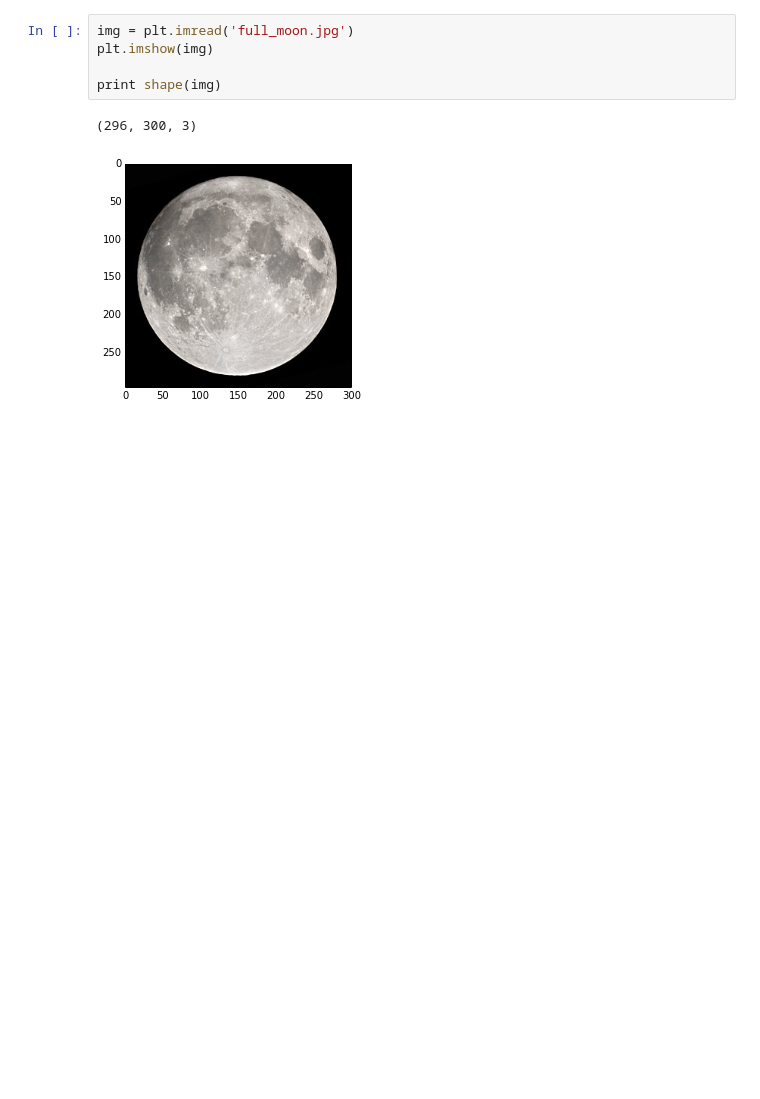
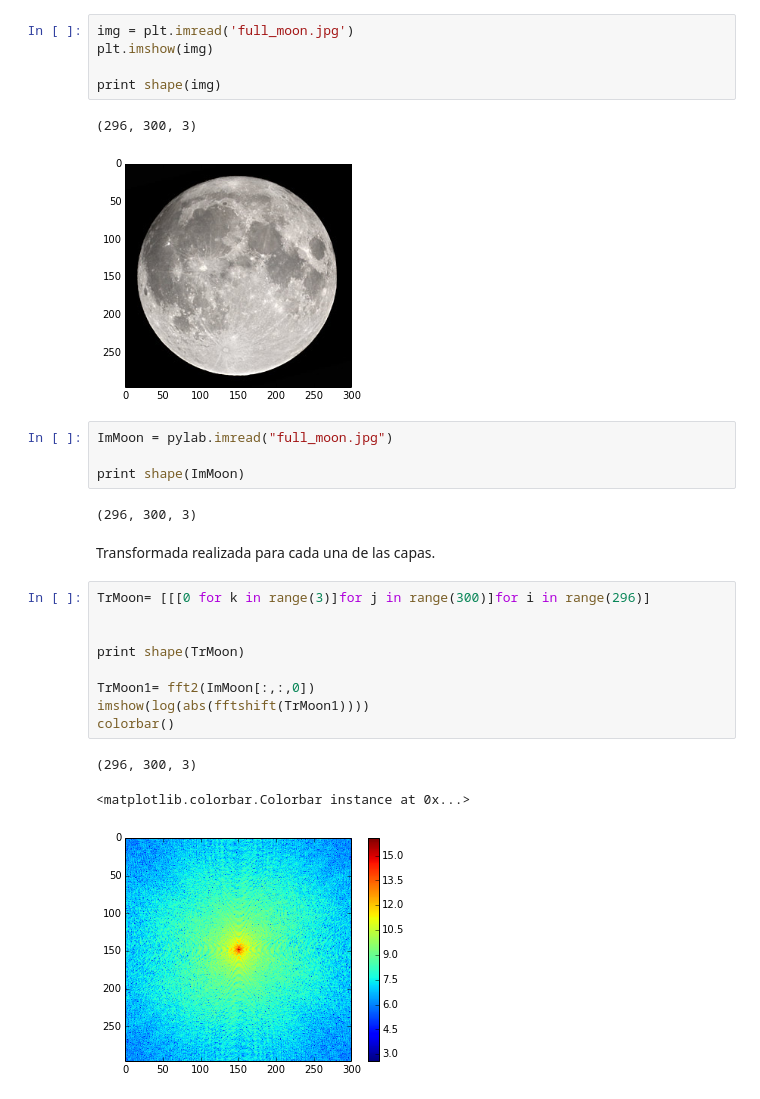
Before and after one commit to davidjadu/Jaramillo_Solano_hw5, a Jupyter notebook: FiltrandoImagen/FiltrandoImagen.ipynb, the cells around one changed output. Drawn from its saved outputs; the diff is of its cells as text; blank space fills up the shorter version.

```diff
--- a/FiltrandoImagen/FiltrandoImagen.ipynb
+++ b/FiltrandoImagen/FiltrandoImagen.ipynb
@@ -186,3 +124,24 @@ print shape(img)
 # %% [output]
 (296, 300, 3)
 [figure]
+# %%
+ImMoon = pylab.imread("full_moon.jpg")
+
+print shape(ImMoon)
+# %% [output]
+(296, 300, 3)
+# %% [markdown]
+Transformada realizada para cada una de las capas.
+# %%
+TrMoon= [[[0 for k in range(3)]for j in range(300)]for i in range(296)]
+
+
+print shape(TrMoon)
+
+TrMoon1= fft2(ImMoon[:,:,0])
+imshow(log(abs(fftshift(TrMoon1))))
+colorbar()
+# %% [output]
+(296, 300, 3)
+<matplotlib.colorbar.Colorbar instance at 0x...>
+[figure, added]
```
Also changed, not shown: parts of 25 cells of this notebook, 1 other file.
